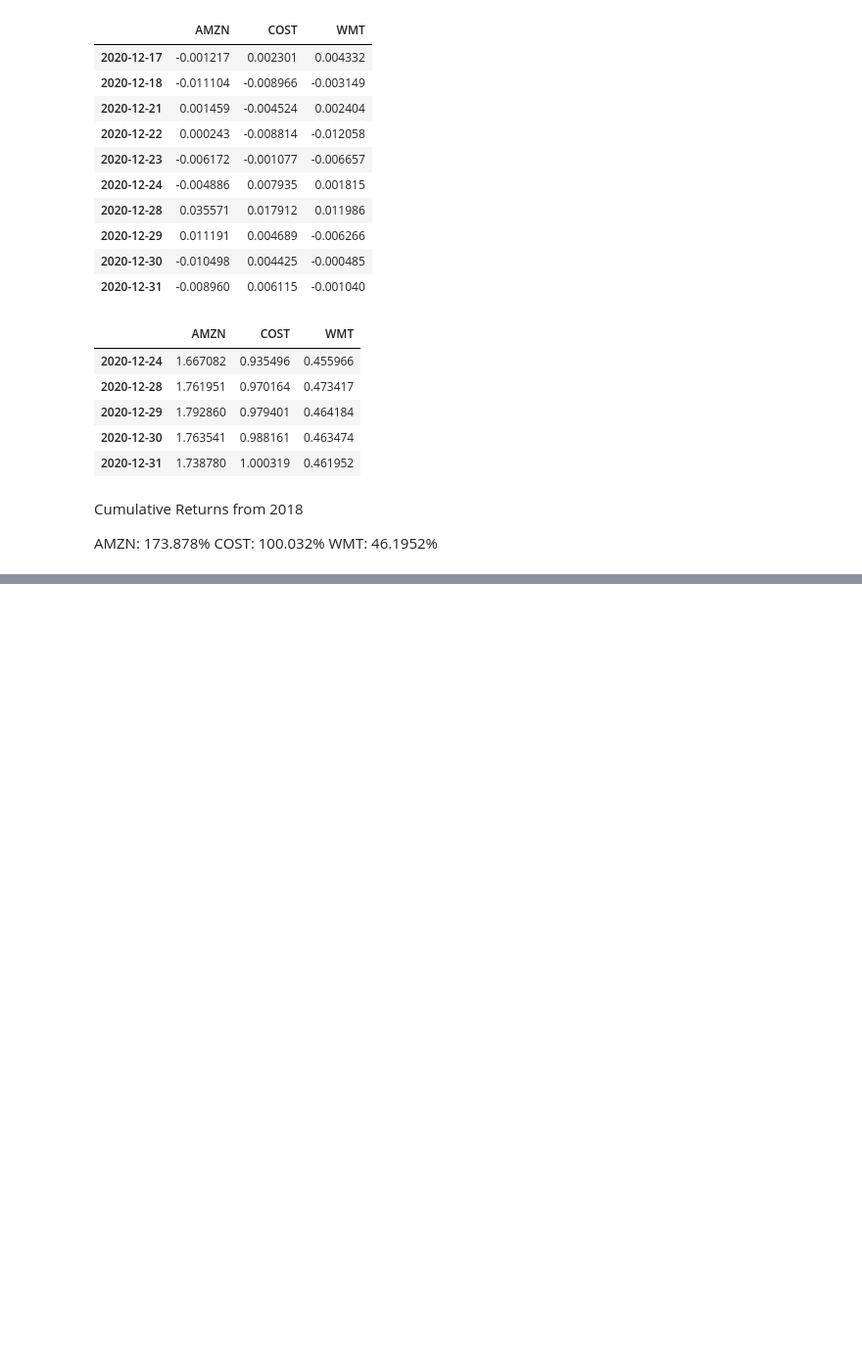
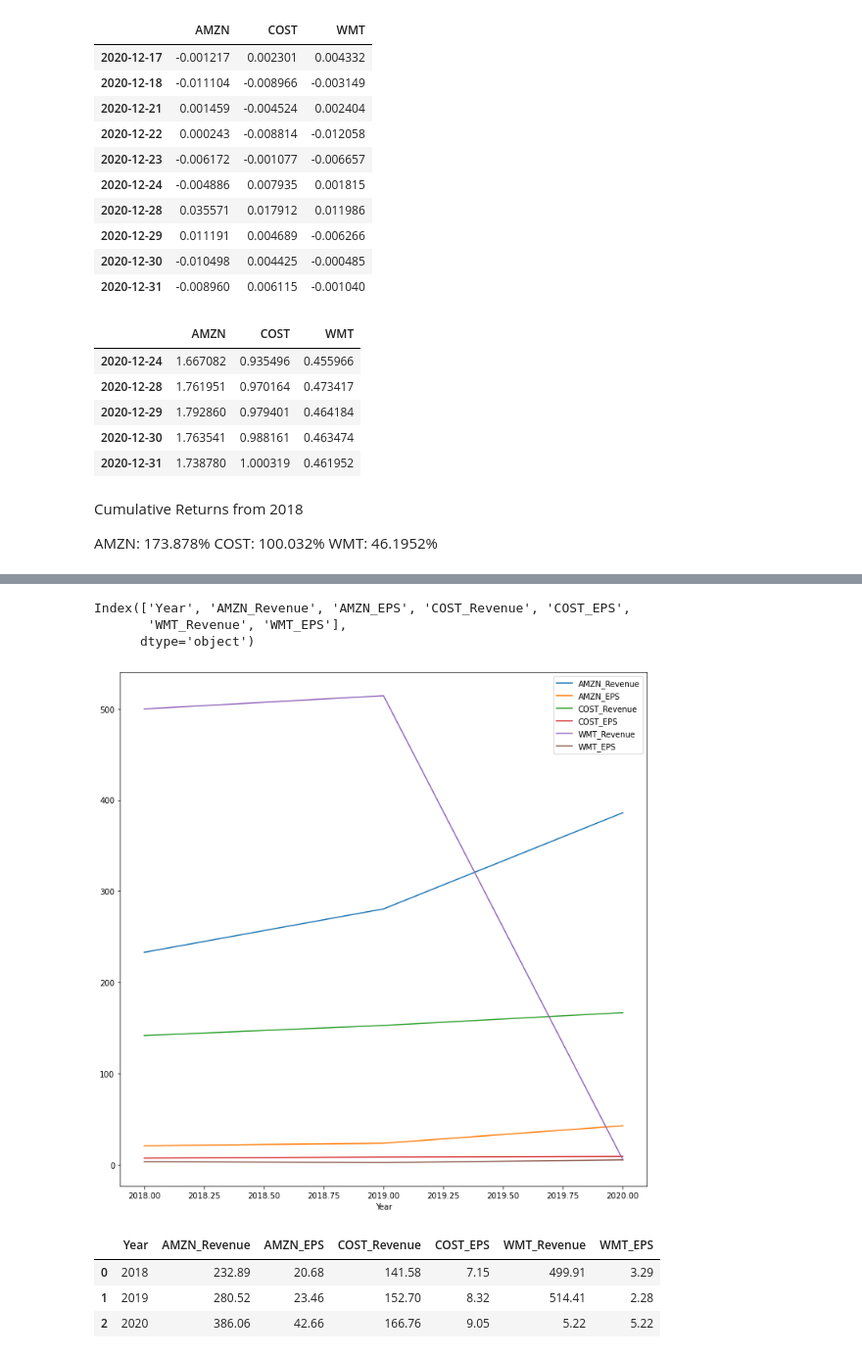
Before and after one commit to joebarry1252/Newly_Minted, a Jupyter notebook: notebooks/Joseph Barry Notebook/cumreturns_analysis.ipynb, the cells around one changed output, grey strips where cells are left out. Shown: that part at 98% size. Saved outputs shown, nothing was run; the diff lists cells and outputs as text; code cells hidden in the pictures; blank space fills up the shorter version.

```diff
--- a/notebooks/Joseph Barry Notebook/cumreturns_analysis.ipynb
+++ b/notebooks/Joseph Barry Notebook/cumreturns_analysis.ipynb
@@ -98,0 +471,7 @@ WMT: 46.1952%
+# %%
+amzn_earnings_df['COST_Revenue'] = cost_rev
+amzn_earnings_df['COST_EPS'] = cost_eps
+# %%
+amzn_earnings_df['WMT_Revenue'] = wmt_rev
+amzn_earnings_df['WMT_EPS'] = wmt_eps
+amzn_earnings_df
@@ -98,0 +484,2 @@ WMT: 46.1952%
+# %%
+amzn_earnings_df.reset_index(inplace=True)
@@ -98,0 +492,2 @@ WMT: 46.1952%
+# %%
+amzn_earnings_df.set_index('Year')
@@ -98,0 +500,17 @@ WMT: 46.1952%
+# %%
+amzn_earnings_df.columns
+# %% [output]
+Index(['Year', 'AMZN_Revenue', 'AMZN_EPS', 'COST_Revenue', 'COST_EPS',
+       'WMT_Revenue', 'WMT_EPS'],
+      dtype='object')
+# %%
+lines = amzn_earnings_df.plot.line(x='Year', figsize=(12,12))
+# %% [output]
+[figure, added]
+# %%
+amzn_earnings_df
+# %% [output]
+|  | Year | AMZN_Revenue | AMZN_EPS | COST_Revenue | COST_EPS | WMT_Revenue | WMT_EPS |
+| 0 | 2018 | 232.89 | 20.68 | 141.58 | 7.15 | 499.91 | 3.29 |
+| 1 | 2019 | 280.52 | 23.46 | 152.70 | 8.32 | 514.41 | 2.28 |
+| 2 | 2020 | 386.06 | 42.66 | 166.76 | 9.05 | 5.22 | 5.22 |
```
Also changed, not shown: parts of 51 cells of this notebook.
